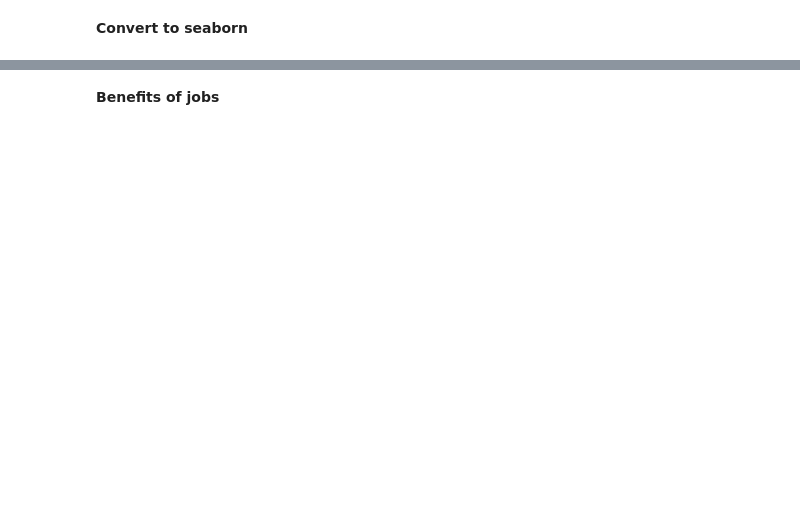
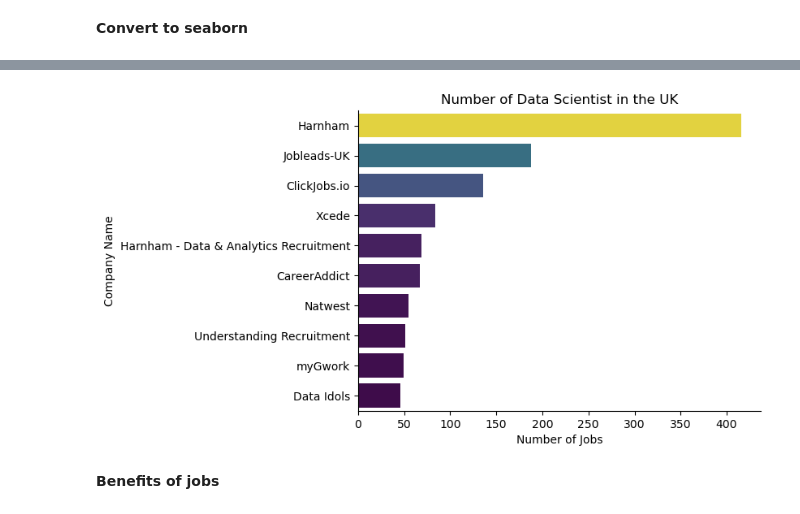
Before and after one commit to dappyewu/py, a Jupyter notebook: Project Work/DataExploration.ipynb, the cells around one changed output, grey strips where cells are left out. Cells and saved outputs as stored; diff of their text form; code cells hidden in the pictures; blank space fills up the shorter version.

```diff
--- a/Project Work/DataExploration.ipynb
+++ b/Project Work/DataExploration.ipynb
@@ -74,3 +90,12 @@ plt.show()
+# %%
+sns.barplot(data=dfc_plot, x='count', y='company_name', hue='count', palette='viridis', legend=False)
+sns.despine()
+plt.title('Number of Data Scientist in the UK')
+plt.xlabel('Number of Jobs')
+plt.ylabel('Company Name')
+plt.show()
+# %% [output]
+[figure, added]
 # %% [markdown]
 **Benefits of jobs**
 # %%
```
Also changed, not shown: parts of 9 cells of this notebook.
